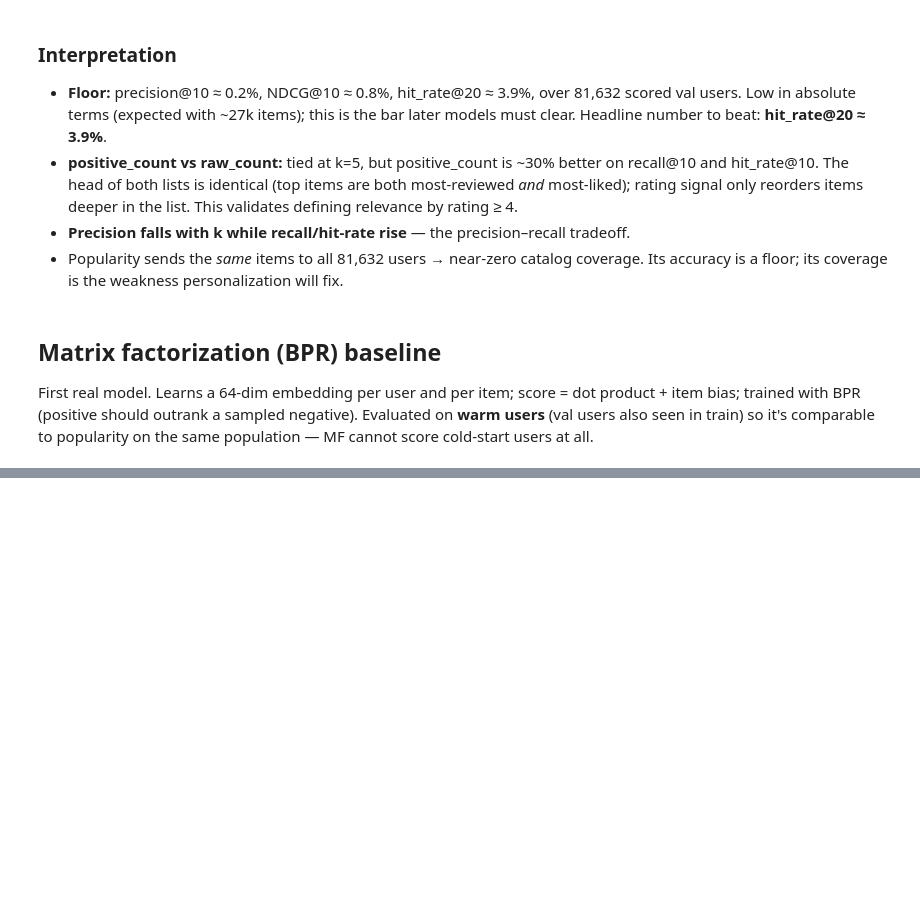
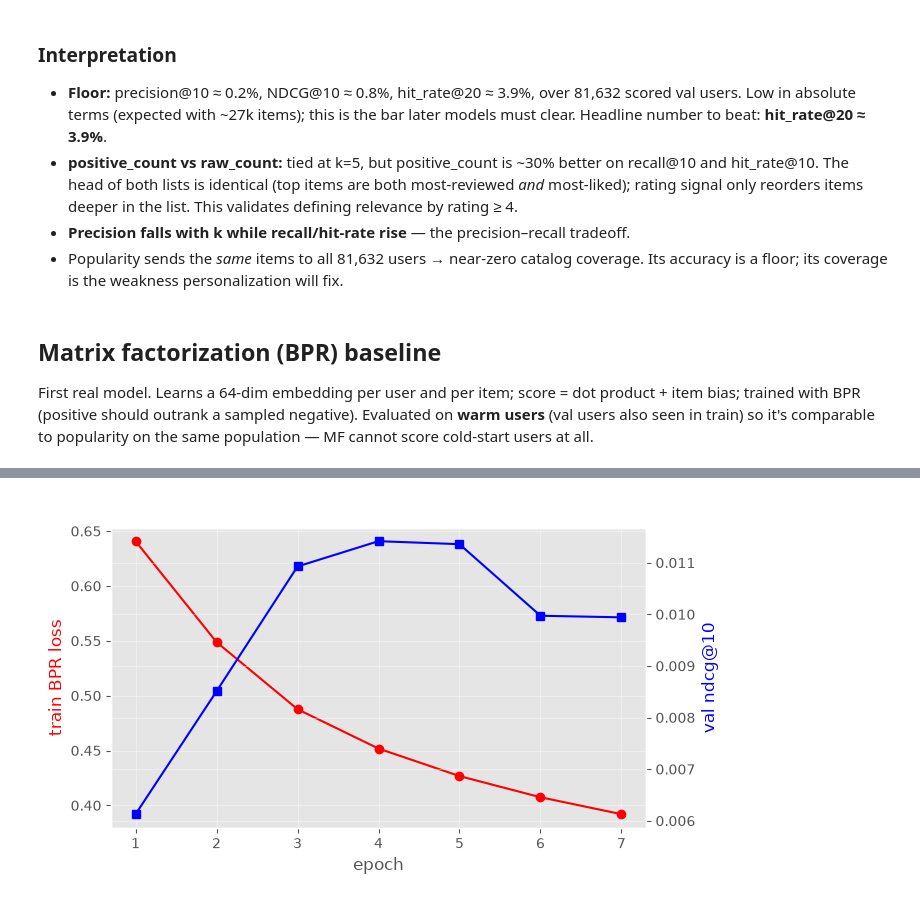
Before and after one commit to Pantelijaa/RecoSearch, a Jupyter notebook: notebooks/02_baseline_results.ipynb, the cells around one changed output, grey strips where cells are left out. Cells and saved outputs as stored; diff of their text form; code cells hidden in the pictures; blank space fills up the shorter version.

```diff
--- a/notebooks/02_baseline_results.ipynb
+++ b/notebooks/02_baseline_results.ipynb
@@ -230,0 +231,16 @@ plt.show()
+# %%
+hist = mf["history"]
+ep = range(1, len(hist["train_loss"]) + 1)
+
+fig, ax1 = plt.subplots(figsize=(7, 4))
+ax1.plot(ep, hist["train_loss"], "r-o", label="train BPR loss")
+ax1.set_xlabel("epoch"); ax1.set_ylabel("train BPR loss", color="r")
+
+ax2 = ax1.twinx()
+ax2.plot(ep, hist["val_ndcg"], "b-s", label="val ndcg@10")
+ax2.set_ylabel("val ndcg@10", color="b")
+
+ax1.set_title("Training loss keeps falling; val NDCG peaks then overfits")
+fig.tight_layout(); plt.show()
+# %% [output]
+[figure, added]
```
Also changed, not shown: parts of 6 cells of this notebook, 1 other file.
